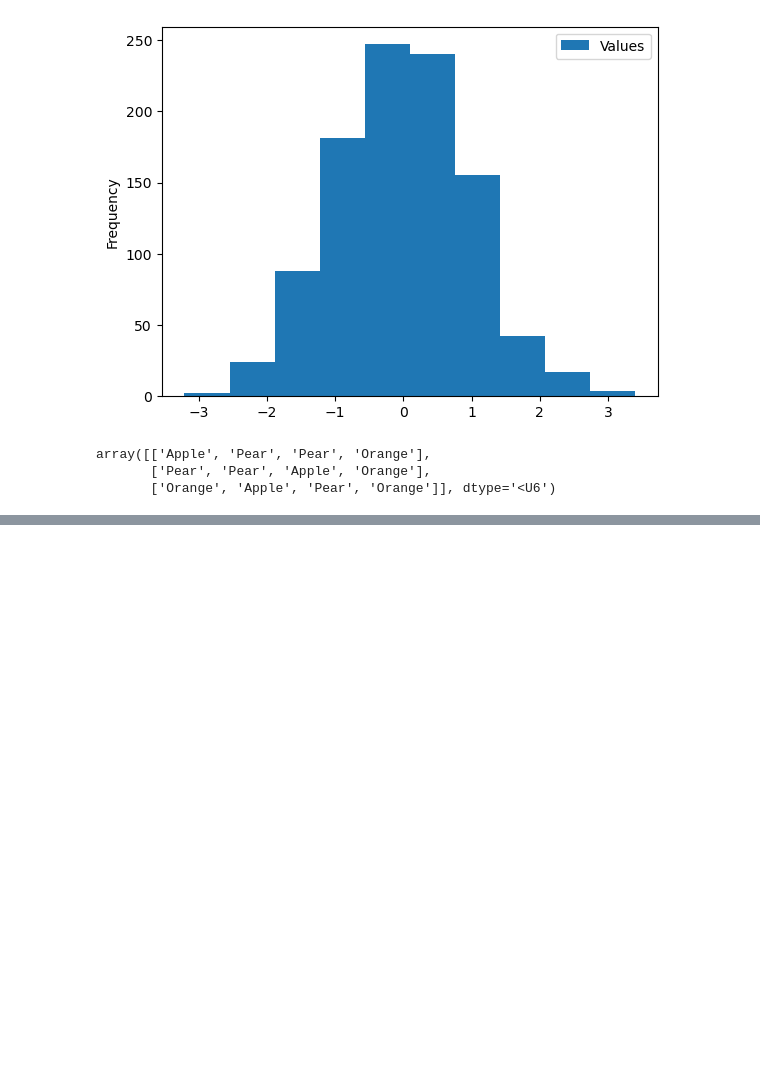
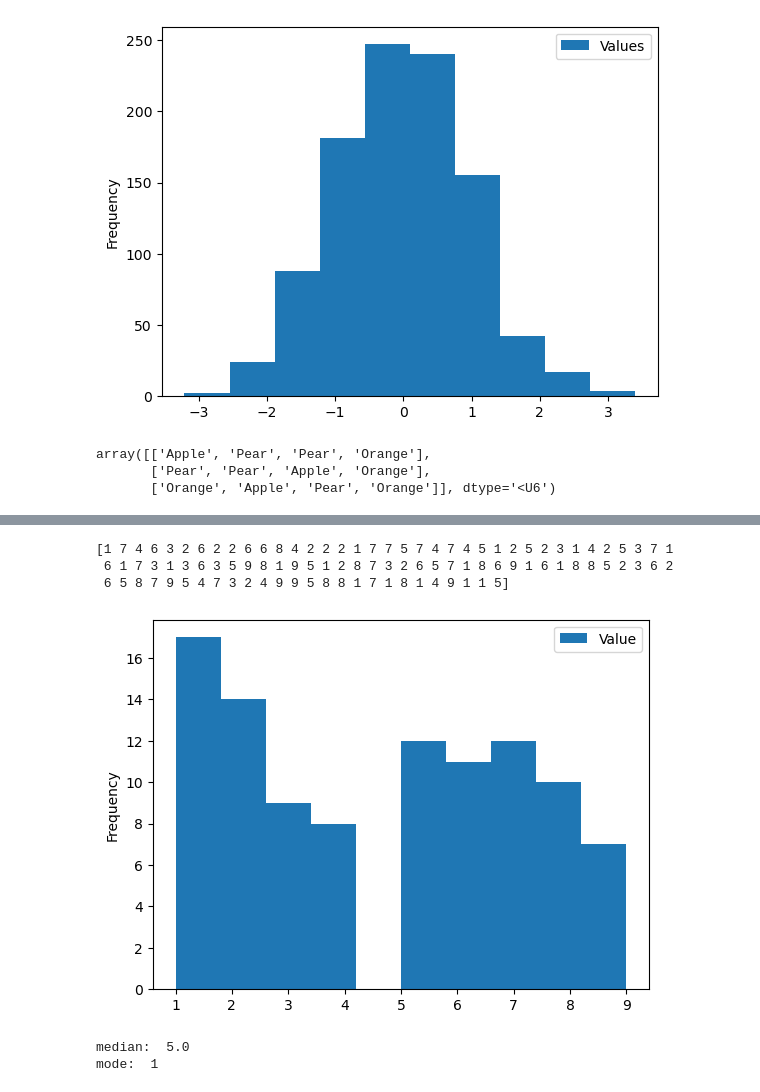
Before and after one commit to aaronbcrampton/50_Days_of_Data_Analysis_in_Python, a Jupyter notebook: 50 Days of Python study work.ipynb, the cells around one changed output, grey strips where cells are left out. Saved outputs shown, nothing was run; the diff lists cells and outputs as text; code cells hidden in the pictures; blank space fills up the shorter version.

Commit message:
np arrays and vector operations

```diff
--- a/50 Days of Python study work.ipynb
+++ b/50 Days of Python study work.ipynb
@@ -180,0 +255,23 @@ array([['Apple', 'Pear', 'Pear', 'Orange'],
+# %%
+#create 1 dim array of 100 random values range 0 to 10
+rng = np.random.default_rng(seed= 23)
+arr1 = rng.integers(low = 1, high = 10, size=100)
+print(arr1)
+df = pd.DataFrame({'Value': arr1})
+
+#historgram, median, and mode
+df.plot(kind='hist')
+mpl.show()
+
+print('median: ', np.median(arr1))
+
+from statistics import mode
+arr1_mode = mode(arr1)
+print('mode: ', arr1_mode)
+# %% [output]
+[1 7 4 6 3 2 6 2 2 6 6 8 4 2 2 2 1 7 7 5 7 4 7 4 5 1 2 5 2 3 1 4 2 5 3 7 1
+ 6 1 7 3 1 3 6 3 5 9 8 1 9 5 1 2 8 7 3 2 6 5 7 1 8 6 9 1 6 1 8 8 5 2 3 6 2
+ 6 5 8 7 9 5 4 7 3 2 4 9 9 5 8 8 1 7 1 8 1 4 9 1 1 5]
+[figure, added]
+median:  5.0
+mode:  1
```
Also changed, not shown: parts of 6 cells of this notebook.
